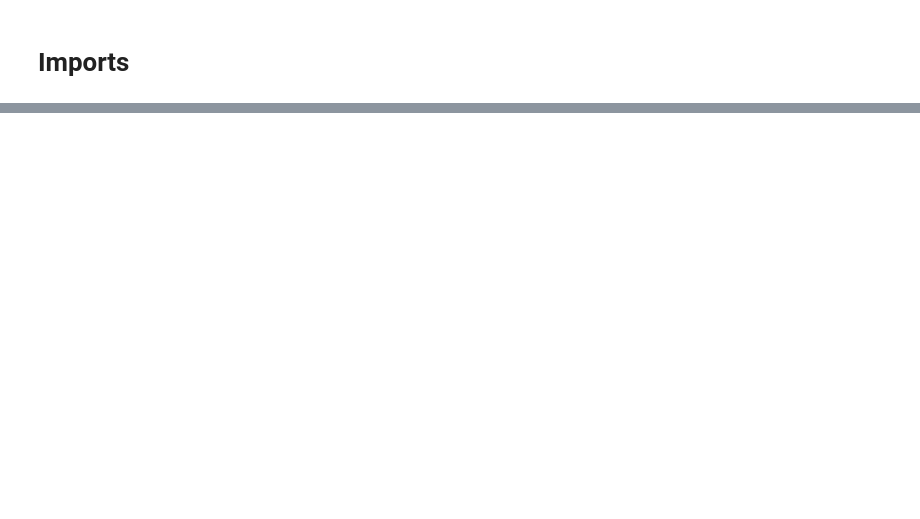
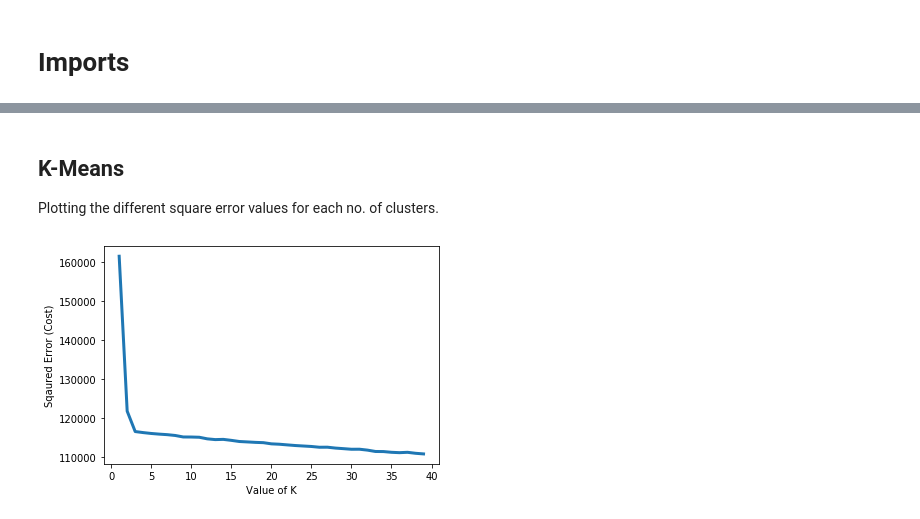
Before and after one commit to NotYeshwanthReddy/KMDP, a Jupyter notebook: Code.ipynb, the cells around one changed output, grey strips where cells are left out. Saved outputs shown, nothing was run; the diff lists cells and outputs as text; code cells hidden in the pictures; blank space fills up the shorter version.

```diff
--- a/Code.ipynb
+++ b/Code.ipynb
@@ -309,0 +275,12 @@ $\ulcorner f \urcorner$ 	<br>
+# %%
+# Creating the Satisfaction Bit String of every customer
+# File from local system
+# try:
+# 	SBS = read_SBS()
+# except:
+# 	SBS = create_SBS(fileLocation)
+
+# File from google Drive
+data = read_Data()
+print("Reading SBS...")
+SBS = create_SBS(data)
@@ -309,0 +333,17 @@ $\ulcorner f \urcorner$ 	<br>
+# %% [markdown]
+## K-Means
+Plotting the different square error values for each no. of clusters.
+# %%
+cost =[]
+# calculatig for 1-50 clusters
+for i in range(1, 40):
+    KM = KMeans(n_clusters = i, max_iter = 200)
+    KM.fit(SBS)
+    cost.append(KM.inertia_)
+# Plotting the cost function
+plt.plot(range(1, 40), cost, linewidth ='3')
+plt.xlabel("Value of K")
+plt.ylabel("Sqaured Error (Cost)")
+plt.show()
+# %% [output]
+[figure, added]
```
Also changed, not shown: parts of 28 cells of this notebook.
